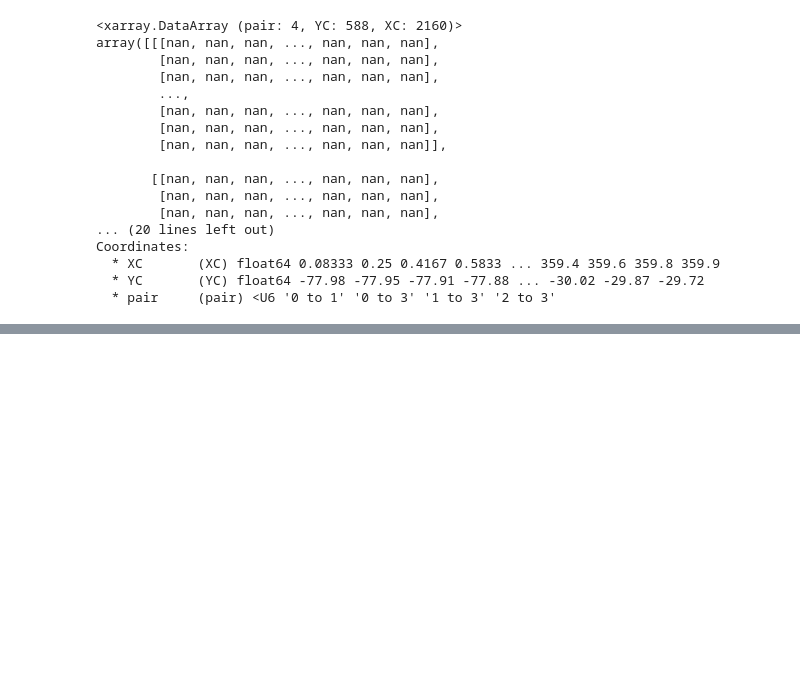
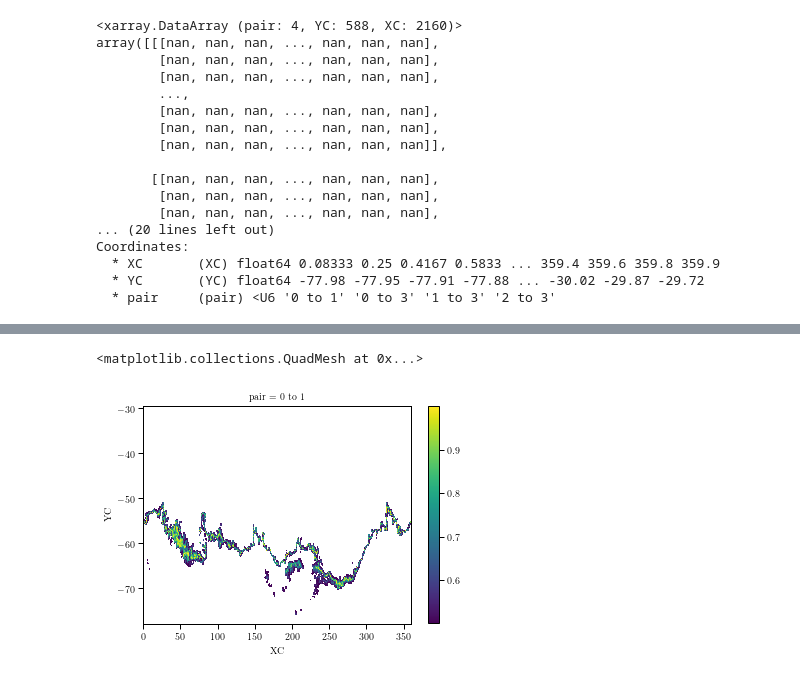
Before and after one commit to sdat2/pyxpcm, a Jupyter notebook: old-ipynb/plot_i_metric.ipynb, the cells around one changed output, grey strips where cells are left out. Drawn from its saved outputs; the diff is of its cells as text; code cells hidden in the pictures; blank space fills up the shorter version.

```diff
--- a/old-ipynb/plot_i_metric.ipynb
+++ b/old-ipynb/plot_i_metric.ipynb
@@ -391,0 +512,5 @@ Coordinates:
+# %%
+da.isel(pair=0).plot()
+# %% [output]
+<matplotlib.collections.QuadMesh at 0x...>
+[figure, added]
```
Also changed, not shown: parts of 9 cells of this notebook, 3 other files.
